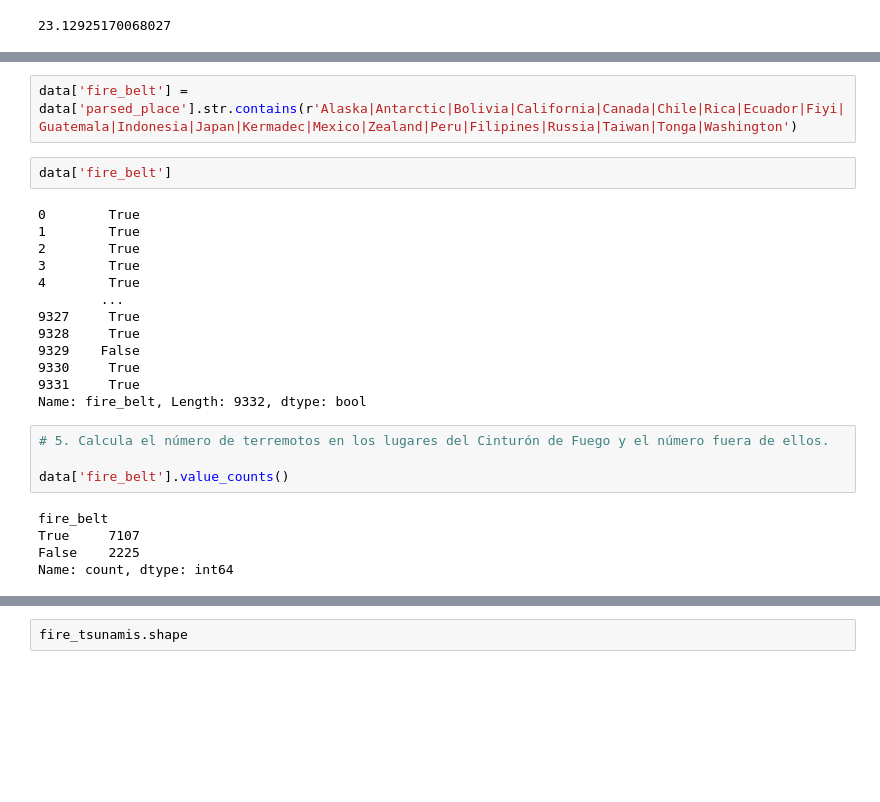
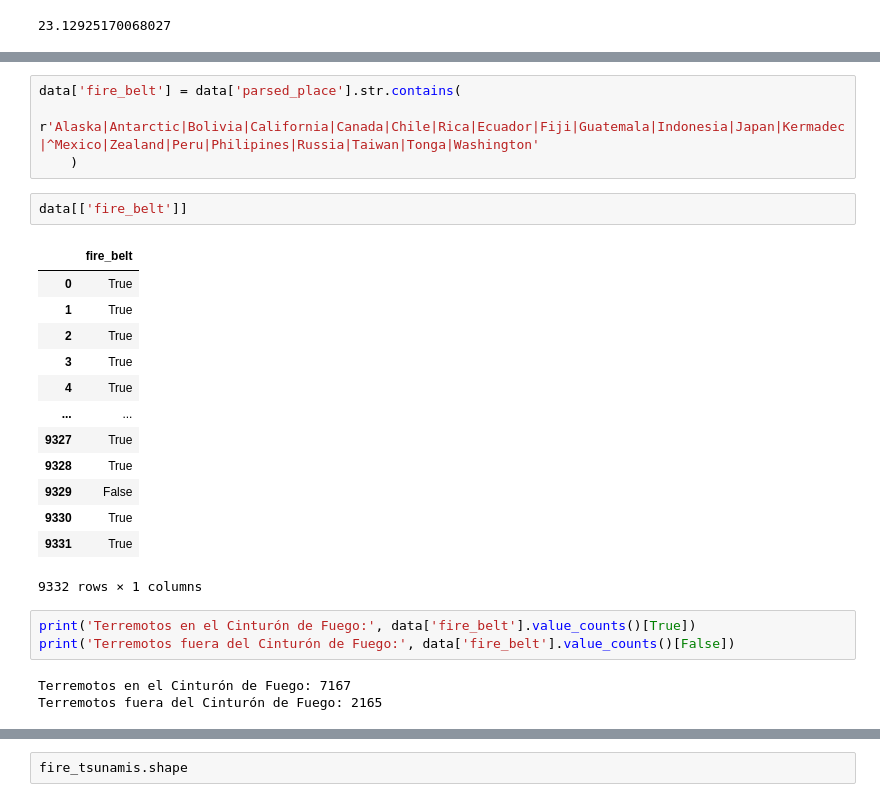
Before and after one commit to LauraGSanchz/DS_PT_09_2023, a Jupyter notebook: Data_Analysis/Analisis_de_datos/ch_02/ejercicios.ipynb, the cells around one changed output, grey strips where cells are left out. Saved outputs shown, nothing was run; the diff lists cells and outputs as text; blank space fills up the shorter version.

```diff
--- a/Data_Analysis/Analisis_de_datos/ch_02/ejercicios.ipynb
+++ b/Data_Analysis/Analisis_de_datos/ch_02/ejercicios.ipynb
@@ -130,26 +183,26 @@ Name: parsed_place, Length: 9332, dtype: object
 # %%
-data['fire_belt'] = data['parsed_place'].str.contains(r'Alaska|Antarctic|Bolivia|California|Canada|Chile|Rica|Ecuador|Fiyi|Guatemala|Indonesia|Japan|Kermadec|Mexico|Zealand|Peru|Filipines|Russia|Taiwan|Tonga|Washington')
+data['fire_belt'] = data['parsed_place'].str.contains(
+    r'Alaska|Antarctic|Bolivia|California|Canada|Chile|Rica|Ecuador|Fiji|Guatemala|Indonesia|Japan|Kermadec|^Mexico|Zealand|Peru|Philipines|Russia|Taiwan|Tonga|Washington'
+    )
 # %%
-data['fire_belt']
+data[['fire_belt']]
 # %% [output]
+|  | fire_belt |
+| 0 | True |
+| 1 | True |
+| 2 | True |
+| 3 | True |
+| 4 | True |
+| ... | ... |
+| 9327 | True |
+| 9328 | True |
+| 9329 | False |
+| 9330 | True |
+| 9331 | True |
-0        True
-1        True
-2        True
-3        True
-4        True
-        ...
-9327     True
-9328     True
-9329    False
-9330     True
-9331     True
-Name: fire_belt, Length: 9332, dtype: bool
+9332 rows × 1 columns
-# %%
-# 5. Calcula el número de terremotos en los lugares del Cinturón de Fuego y el número fuera de ellos.
-
-data['fire_belt'].value_counts()
-# %% [output]
-fire_belt
-True     7107
-False    2225
-Name: count, dtype: int64
+# %%
+print('Terremotos en el Cinturón de Fuego:', data['fire_belt'].value_counts()[True])
+print('Terremotos fuera del Cinturón de Fuego:', data['fire_belt'].value_counts()[False])
+# %% [output]
+Terremotos en el Cinturón de Fuego: 7167
+Terremotos fuera del Cinturón de Fuego: 2165
```
Also changed, not shown: parts of 27 cells of this notebook.
